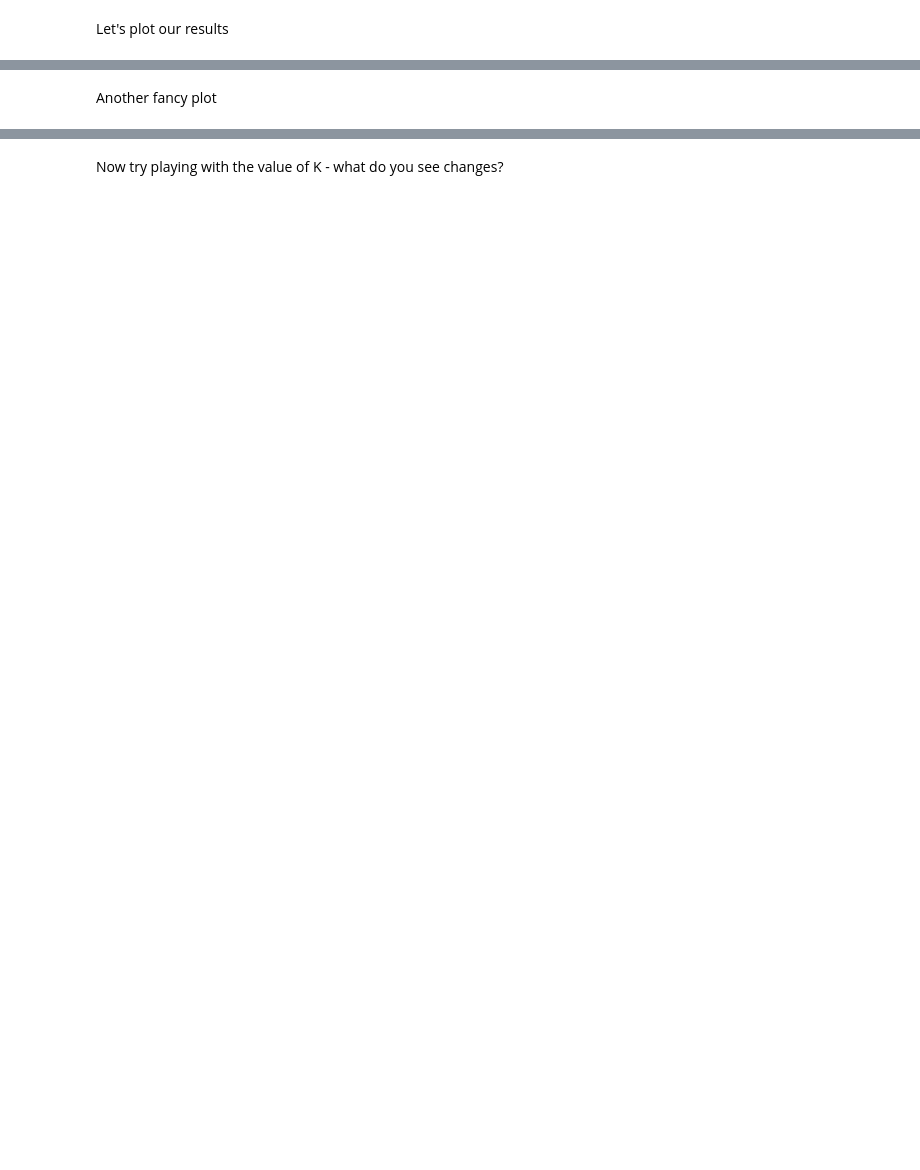
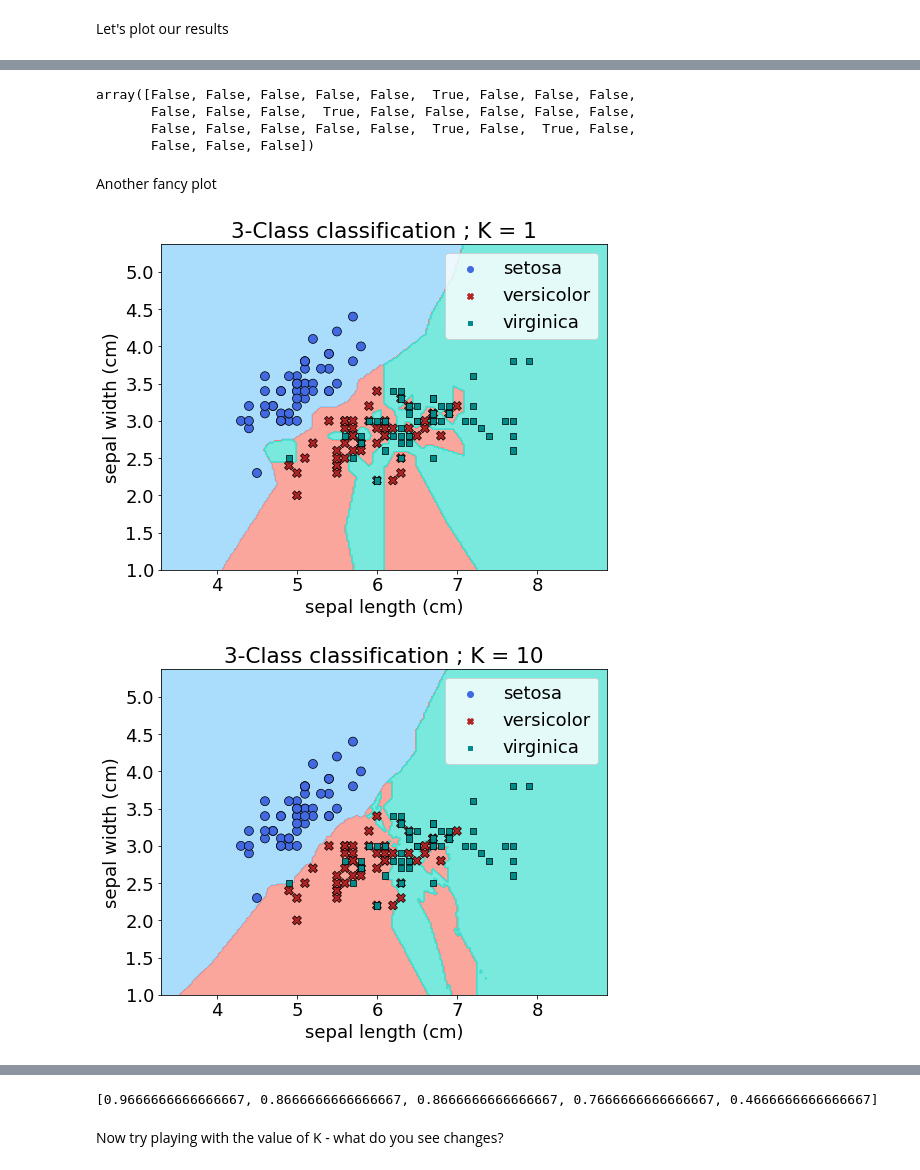
Before and after one commit to UWDIRECT/UWDIRECT.github.io, a Jupyter notebook: Wi22_content/DSMCER/L6_Intro_ML_KNN.ipynb, the cells around one changed output, grey strips where cells are left out. Drawn from its saved outputs; the diff is of its cells as text; code cells hidden in the pictures; blank space fills up the shorter version.

```diff
--- a/Wi22_content/DSMCER/L6_Intro_ML_KNN.ipynb
+++ b/Wi22_content/DSMCER/L6_Intro_ML_KNN.ipynb
@@ -170,3 +204,10 @@ plt.show()
+# %%
+y_test_predicted == 2
+# %% [output]
+array([False, False, False, False, False,  True, False, False, False,
+       False, False, False,  True, False, False, False, False, False,
+       False, False, False, False, False,  True, False,  True, False,
+       False, False, False])
 # %% [markdown]
 Another fancy plot
 # %%
@@ -186,30 +227,38 @@ h = .02  # step size in the mesh
 mycols_dark_sns = ['RoyalBlue', 'Firebrick', 'Darkcyan']
 
 # Plot the decision boundary. For that, we will assign a color to each
 # point in the mesh [x_min, x_max]x[y_min, y_max].
 x_min, x_max = X[:, 0].min() - 1, X[:, 0].max() + 1
 y_min, y_max = X[:, 1].min() - 1, X[:, 1].max() + 1
 xx, yy = np.meshgrid(np.arange(x_min, x_max, h), np.arange(y_min, y_max, h))
 
+mean_accuracy_K = []
 for K in n_neighbors:
     # we create an instance of Neighbours Classifier and fit the data.
     clf = neighbors.KNeighborsClassifier(K, weights='uniform')
     clf.fit(X, y)
 
     Z = clf.predict(np.c_[xx.ravel(), yy.ravel()])
 
     # Put the result into a color plot
     Z = Z.reshape(xx.shape)
     plt.figure(figsize=(8, 6))
     plt.contourf(xx, yy, Z, cmap=mycols, alpha=0.7)
 
     # Plot also the training points
     sns.scatterplot(x=X[:, 0], y=X[:, 1], hue=iris.target_names[y],
                     palette=mycols_dark_sns, alpha=1.0, s=80, style= iris.target_names[y], edgecolor="black")
     plt.xlim(xx.min(), xx.max())
     plt.ylim(yy.min(), yy.max())
     plt.title("3-Class classification ; K = "+str(K))
     plt.xlabel(iris.feature_names[0])
     plt.ylabel(iris.feature_names[1])
+    mean_accuracy_K.append(clf.score(X_test, y_test))
+
 
 plt.show()
+
+print(mean_accuracy_K)
+# %% [output]
+[figure, added]
+[figure, added]
@@ -216,2 +268,3 @@ plt.show()
+[0.9666666666666667, 0.8666666666666667, 0.8666666666666667, 0.7666666666666667, 0.4666666666666667]
 # %% [markdown]
 Now try playing with the value of K - what do you see changes?
```
Also changed, not shown: parts of 8 cells of this notebook, 2 other files.
